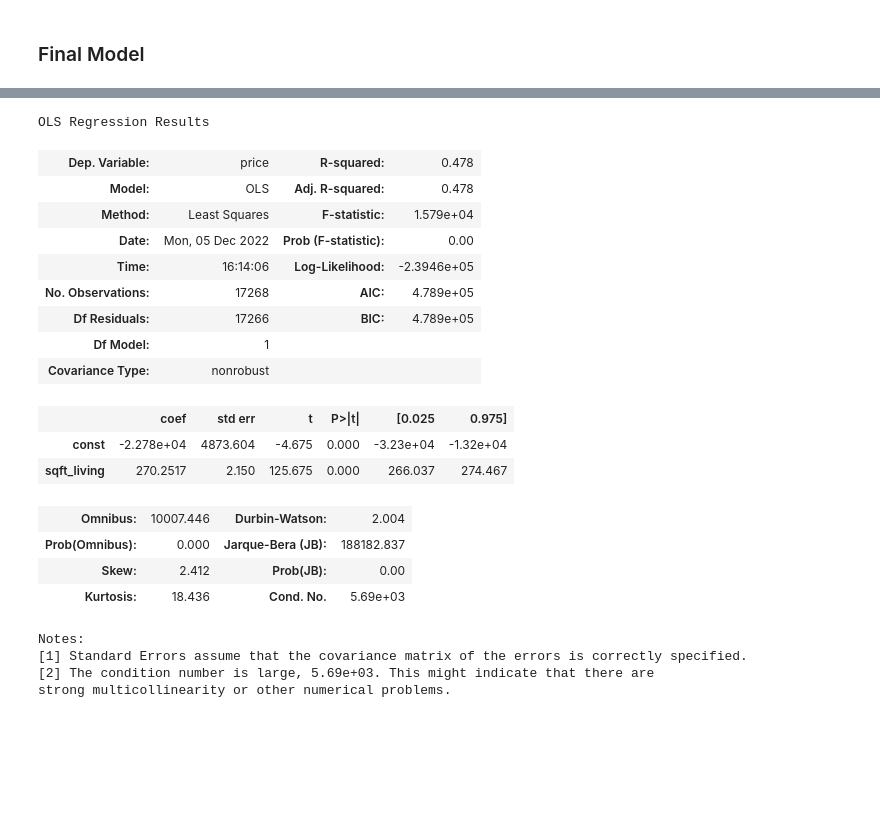
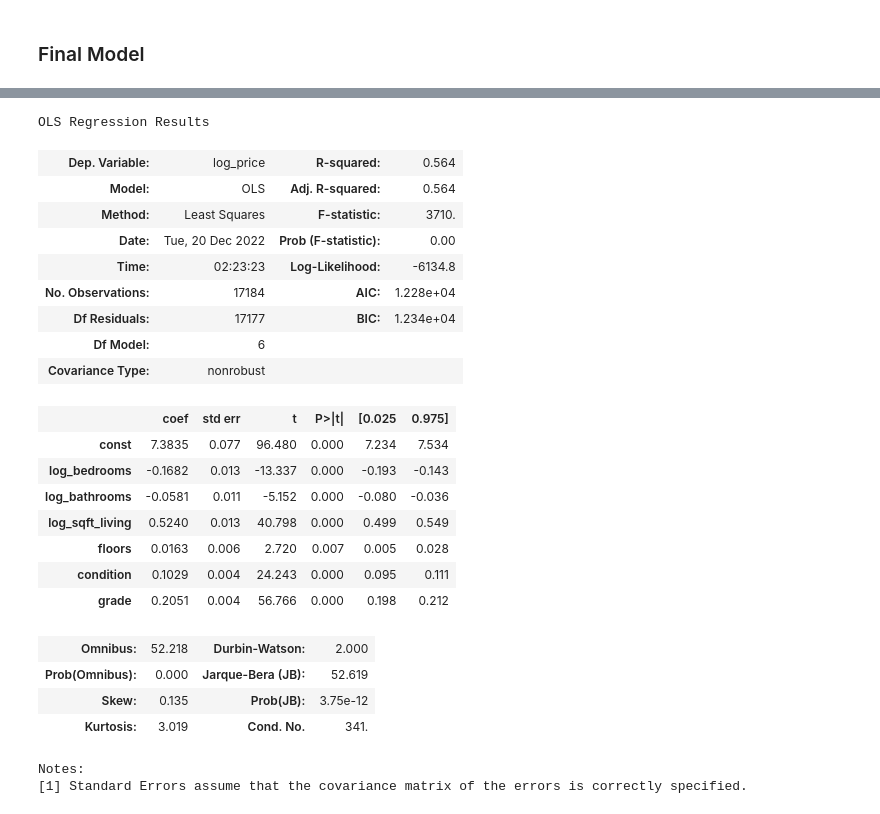
Before and after one commit to cschneck7/phase-2-project, a Jupyter notebook: EDA_notebook.ipynb, the cells around one changed output, grey strips where cells are left out. Saved outputs shown, nothing was run; the diff lists cells and outputs as text; code cells hidden in the pictures; blank space fills up the shorter version.

```diff
--- a/EDA_notebook.ipynb
+++ b/EDA_notebook.ipynb
@@ -961,29 +534,0 @@ df[(df.cc>.3) & (df.cc <1)]
-# %%
-temp_df = X_train[['sqft_living']]
-
-predictors = sm.add_constant(temp_df)
-model2 = sm.OLS(y_train, predictors).fit()
-
-model2.summary()
-# %% [output]
-OLS Regression Results
-| Dep. Variable: | price | R-squared: | 0.478 |
-| Model: | OLS | Adj. R-squared: | 0.478 |
-| Method: | Least Squares | F-statistic: | 1.579e+04 |
-| Date: | Mon, 05 Dec 2022 | Prob (F-statistic): | 0.00 |
-| Time: | 16:14:06 | Log-Likelihood: | -2.3946e+05 |
-| No. Observations: | 17268 | AIC: | 4.789e+05 |
-| Df Residuals: | 17266 | BIC: | 4.789e+05 |
-| Df Model: | 1 |  |  |
-| Covariance Type: | nonrobust |  |  |
-|  | coef | std err | t | P>|t| | [0.025 | 0.975] |
-| const | -2.278e+04 | 4873.604 | -4.675 | 0.000 | -3.23e+04 | -1.32e+04 |
-| sqft_living | 270.2517 | 2.150 | 125.675 | 0.000 | 266.037 | 274.467 |
-| Omnibus: | 10007.446 | Durbin-Watson: | 2.004 |
-| Prob(Omnibus): | 0.000 | Jarque-Bera (JB): | 188182.837 |
-| Skew: | 2.412 | Prob(JB): | 0.00 |
-| Kurtosis: | 18.436 | Cond. No. | 5.69e+03 |
-Notes:
-[1] Standard Errors assume that the covariance matrix of the errors is correctly specified.
-[2] The condition number is large, 5.69e+03. This might indicate that there are
-strong multicollinearity or other numerical problems.
@@ -991,0 +535,27 @@ from sklearn.metrics import mean_squared_error
+# %%
+model3.summary()
+# %% [output]
+OLS Regression Results
+| Dep. Variable: | log_price | R-squared: | 0.564 |
+| Model: | OLS | Adj. R-squared: | 0.564 |
+| Method: | Least Squares | F-statistic: | 3710. |
+| Date: | Tue, 20 Dec 2022 | Prob (F-statistic): | 0.00 |
+| Time: | 02:23:23 | Log-Likelihood: | -6134.8 |
+| No. Observations: | 17184 | AIC: | 1.228e+04 |
+| Df Residuals: | 17177 | BIC: | 1.234e+04 |
+| Df Model: | 6 |  |  |
+| Covariance Type: | nonrobust |  |  |
+|  | coef | std err | t | P>|t| | [0.025 | 0.975] |
+| const | 7.3835 | 0.077 | 96.480 | 0.000 | 7.234 | 7.534 |
+| log_bedrooms | -0.1682 | 0.013 | -13.337 | 0.000 | -0.193 | -0.143 |
+| log_bathrooms | -0.0581 | 0.011 | -5.152 | 0.000 | -0.080 | -0.036 |
+| log_sqft_living | 0.5240 | 0.013 | 40.798 | 0.000 | 0.499 | 0.549 |
+| floors | 0.0163 | 0.006 | 2.720 | 0.007 | 0.005 | 0.028 |
+| condition | 0.1029 | 0.004 | 24.243 | 0.000 | 0.095 | 0.111 |
+| grade | 0.2051 | 0.004 | 56.766 | 0.000 | 0.198 | 0.212 |
+| Omnibus: | 52.218 | Durbin-Watson: | 2.000 |
+| Prob(Omnibus): | 0.000 | Jarque-Bera (JB): | 52.619 |
+| Skew: | 0.135 | Prob(JB): | 3.75e-12 |
+| Kurtosis: | 3.019 | Cond. No. | 341. |
+Notes:
+[1] Standard Errors assume that the covariance matrix of the errors is correctly specified.
```
Also changed, not shown: parts of 74 cells of this notebook, 2 other files.
